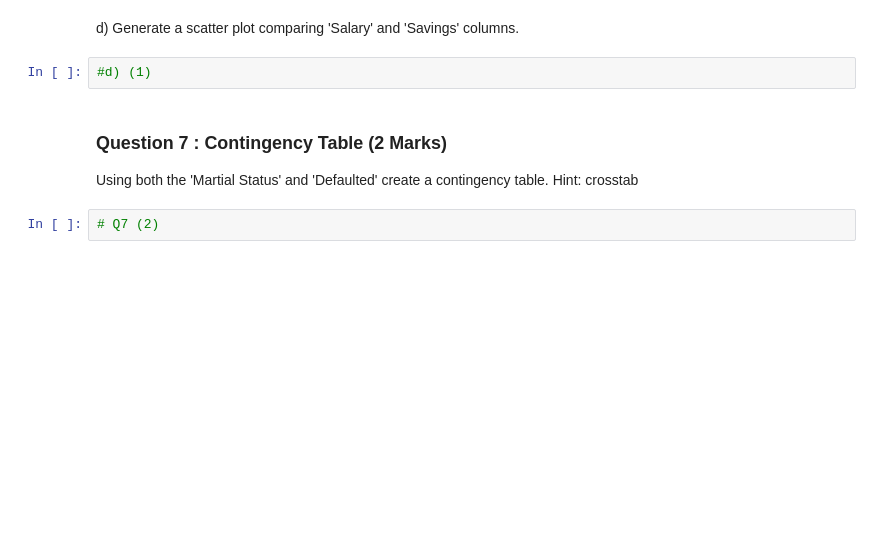
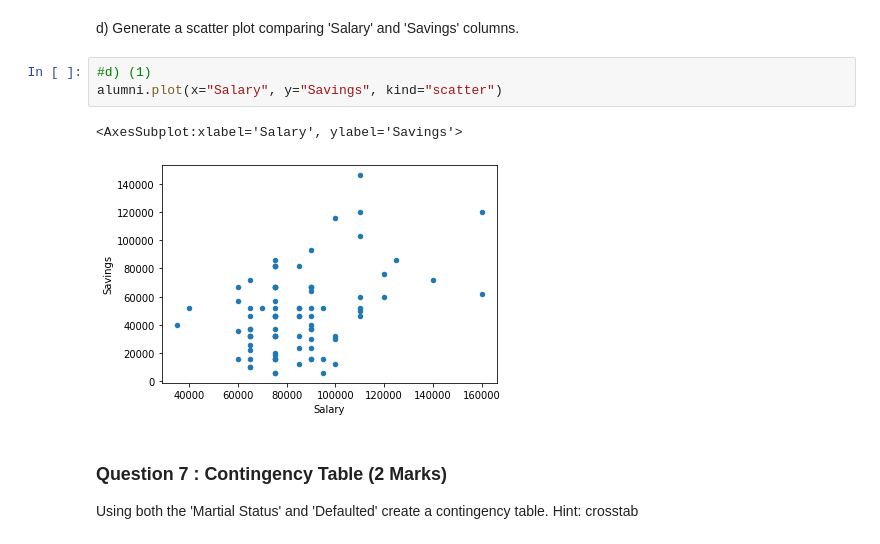
Before and after one commit to Elly254/ADS-Assignment-1, a Jupyter notebook: Pandas Assignment.ipynb, the cells around one changed output. Saved outputs shown, nothing was run; the diff lists cells and outputs as text; blank space fills up the shorter version.

```diff
--- a/Pandas Assignment.ipynb
+++ b/Pandas Assignment.ipynb
@@ -227,10 +245,12 @@ c) Generate a histogram with the 'Salary' column and use 12 bins.
 # %% [markdown]
 d) Generate a scatter plot comparing 'Salary' and 'Savings' columns.
-# %%
-#d) (1)
+# %%
+#d) (1)
+alumni.plot(x="Salary", y="Savings", kind="scatter")
+# %% [output]
+<AxesSubplot:xlabel='Salary', ylabel='Savings'>
+[figure, added]
 # %% [markdown]
 ### Question 7 :  Contingency Table (2 Marks)
 
 Using both the 'Martial Status' and 'Defaulted' create a contingency table. Hint: crosstab
-# %%
-# Q7 (2)
```
Also changed, not shown: parts of 10 cells of this notebook.
